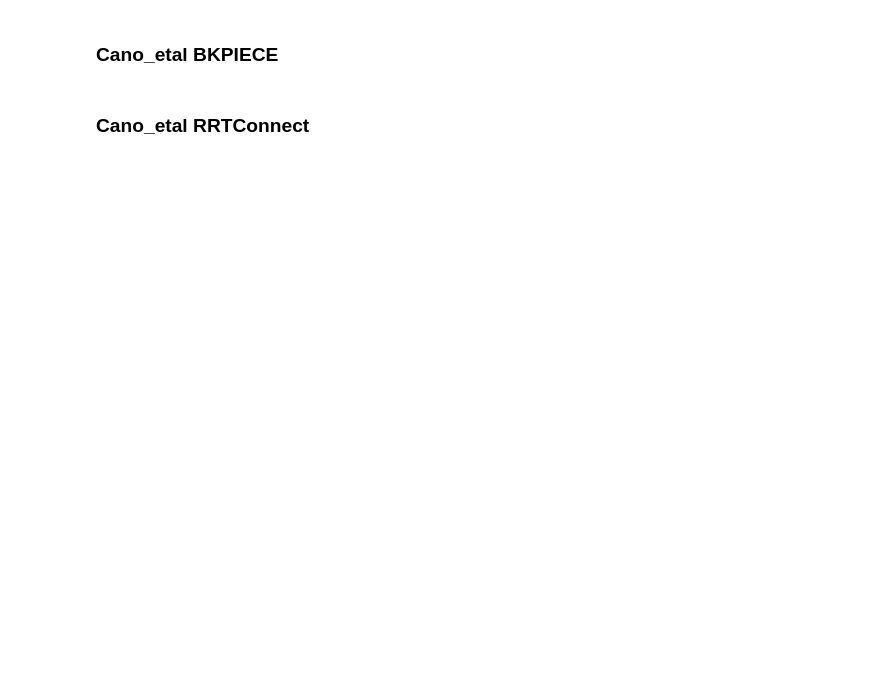
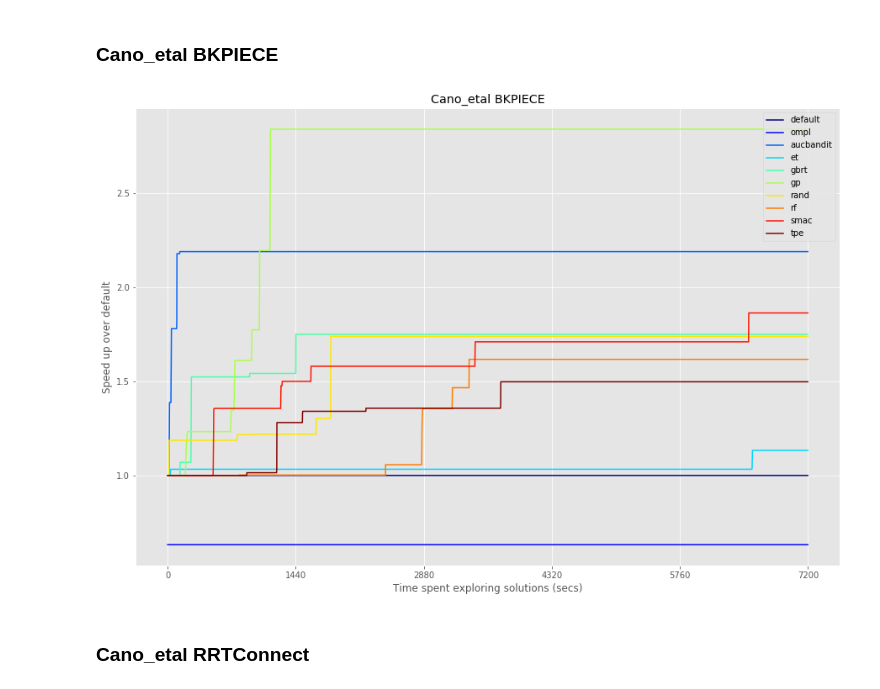
Before and after one commit to charleneleong-ai/crane_plus_v2_motion_planning, a Jupyter notebook: crane_plus_control/results/result_analysis.ipynb, the cells around one changed output. Drawn from its saved outputs; the diff is of its cells as text; code cells hidden in the pictures; blank space fills up the shorter version.

```diff
--- a/crane_plus_control/results/result_analysis.ipynb
+++ b/crane_plus_control/results/result_analysis.ipynb
@@ -195,5 +63,7 @@ print(len(results_fps_3))
 # %% [markdown]
 ### Cano_etal BKPIECE
 # %%
-avg_factor_plot(avg_losses, 'Cano_etal', 'BKPIECE' )
+avg_speedup_factor_plot(avg_losses, 'Cano_etal', 'BKPIECE')
+# %% [output]
+[figure, added]
 # %%
```
Also changed, not shown: parts of 18 cells of this notebook, 22 other files.
